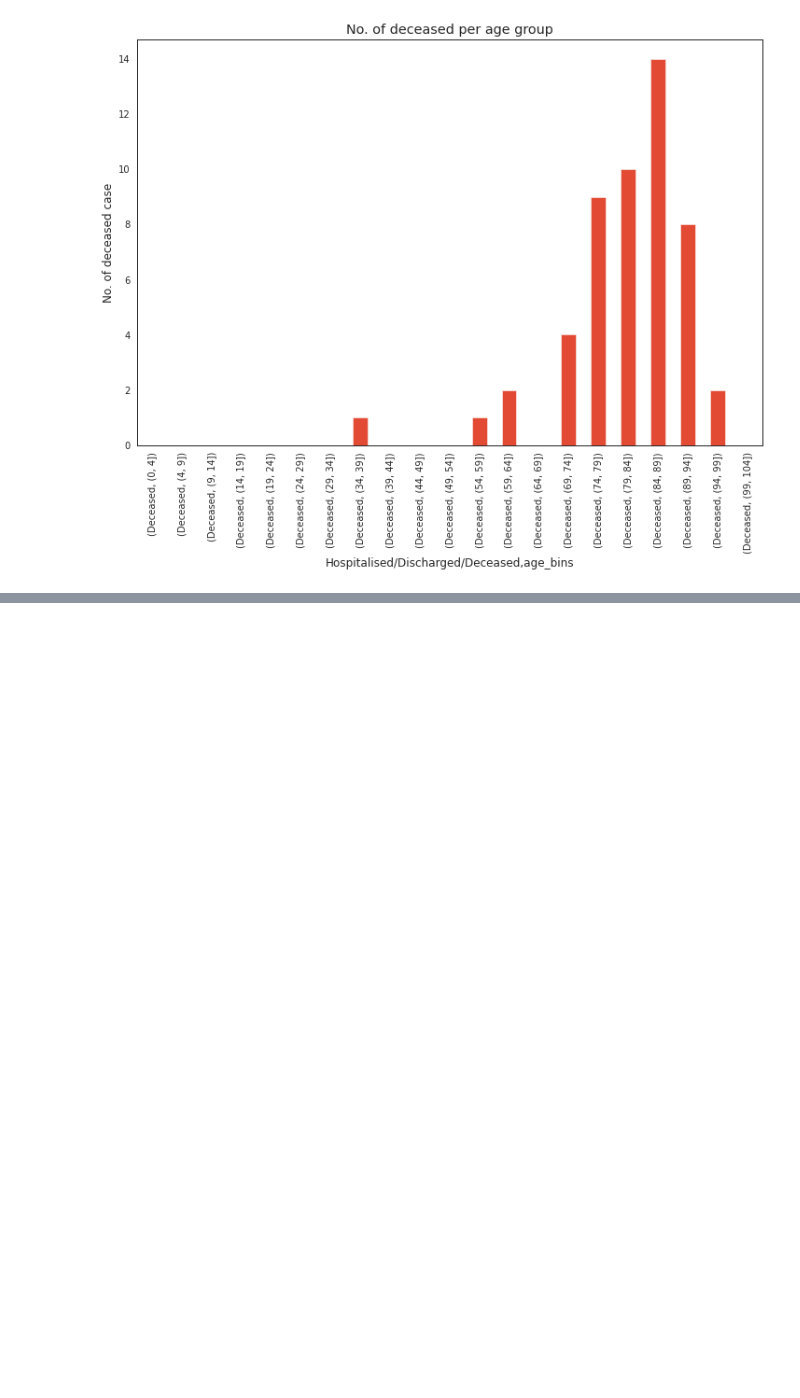
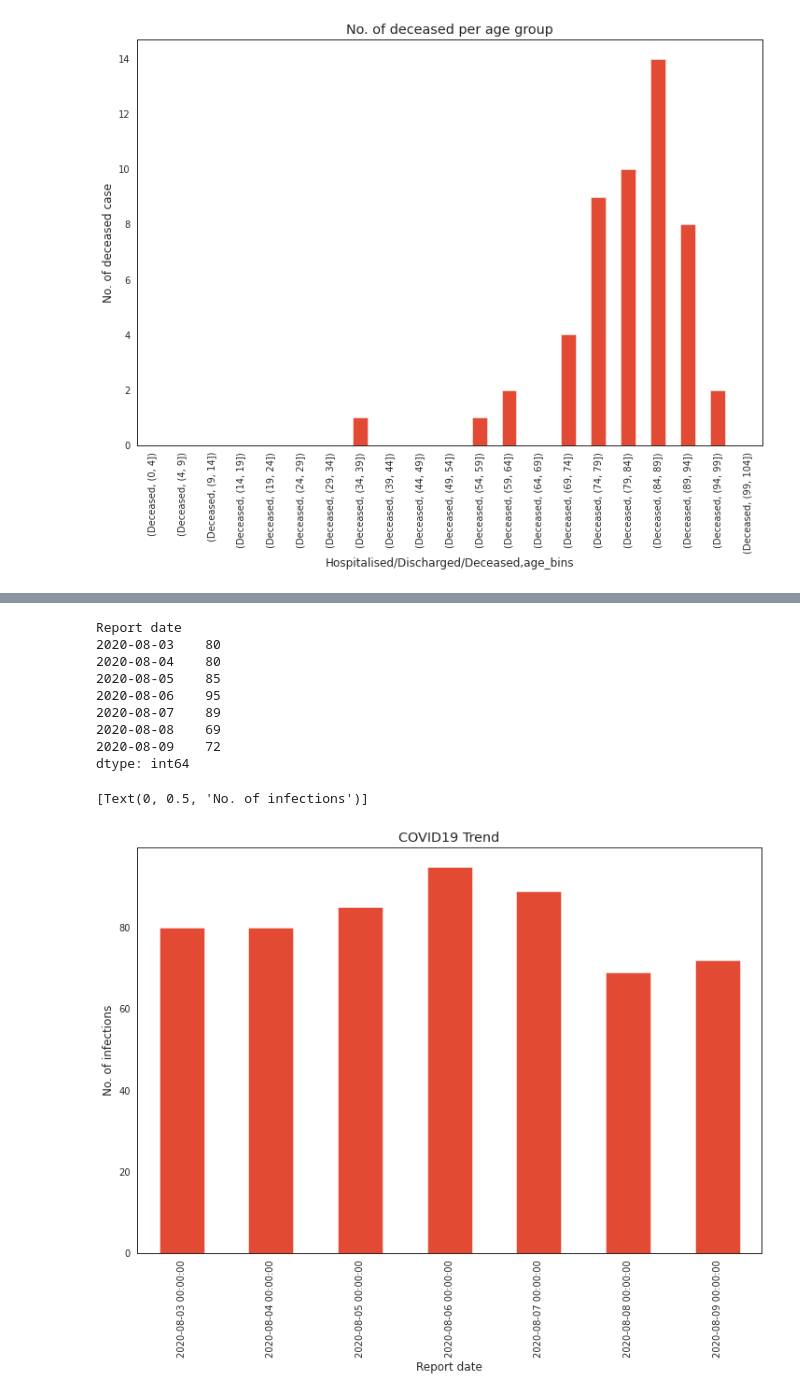
Before and after one commit to charlieskc/MachineLearning, a Jupyter notebook: HK_Covid19_Analysis.ipynb, the cells around one changed output, grey strips where cells are left out. Drawn from its saved outputs; the diff is of its cells as text; code cells hidden in the pictures; blank space fills up the shorter version.

Commit message:
add 7 days trend

```diff
--- a/HK_Covid19_Analysis.ipynb
+++ b/HK_Covid19_Analysis.ipynb
@@ -176,6 +176,22 @@ display(df_ratio)
 | (94, 99] | 0.285714 | 0.285714 | 0.428571 | 0.000000 | 0.000000 | 0.000000 |
 | (99, 104] | 0.000000 | 0.000000 | 1.000000 | 0.000000 | 0.000000 | 0.000000 |
 # %%
-#df_7days = df[df['Report date'] > datetime.datetime.now() - pd.to_timedelta("8day")
-#ax = df_7days.groupby(['Report date']).size().plot(title='COVID19 Trend', kind='bar')
-#ax.set(ylabel='No. of infections')
+df_7days = df[df['Report date'] > datetime.datetime.now() - pd.to_timedelta("8day")]
+df_7days_grouped = df_7days.groupby(['Report date']).size()
+
+display(df_7days_grouped)
+
+ax = df_7days_grouped.plot(title='COVID19 Trend', kind='bar')
+ax.set(ylabel='No. of infections')
+# %% [output]
+Report date
+2020-08-03    80
+2020-08-04    80
+2020-08-05    85
+2020-08-06    95
+2020-08-07    89
+2020-08-08    69
+2020-08-09    72
+dtype: int64
+[Text(0, 0.5, 'No. of infections')]
+[figure, added]
```
Also changed, not shown: parts of 2 cells of this notebook.
